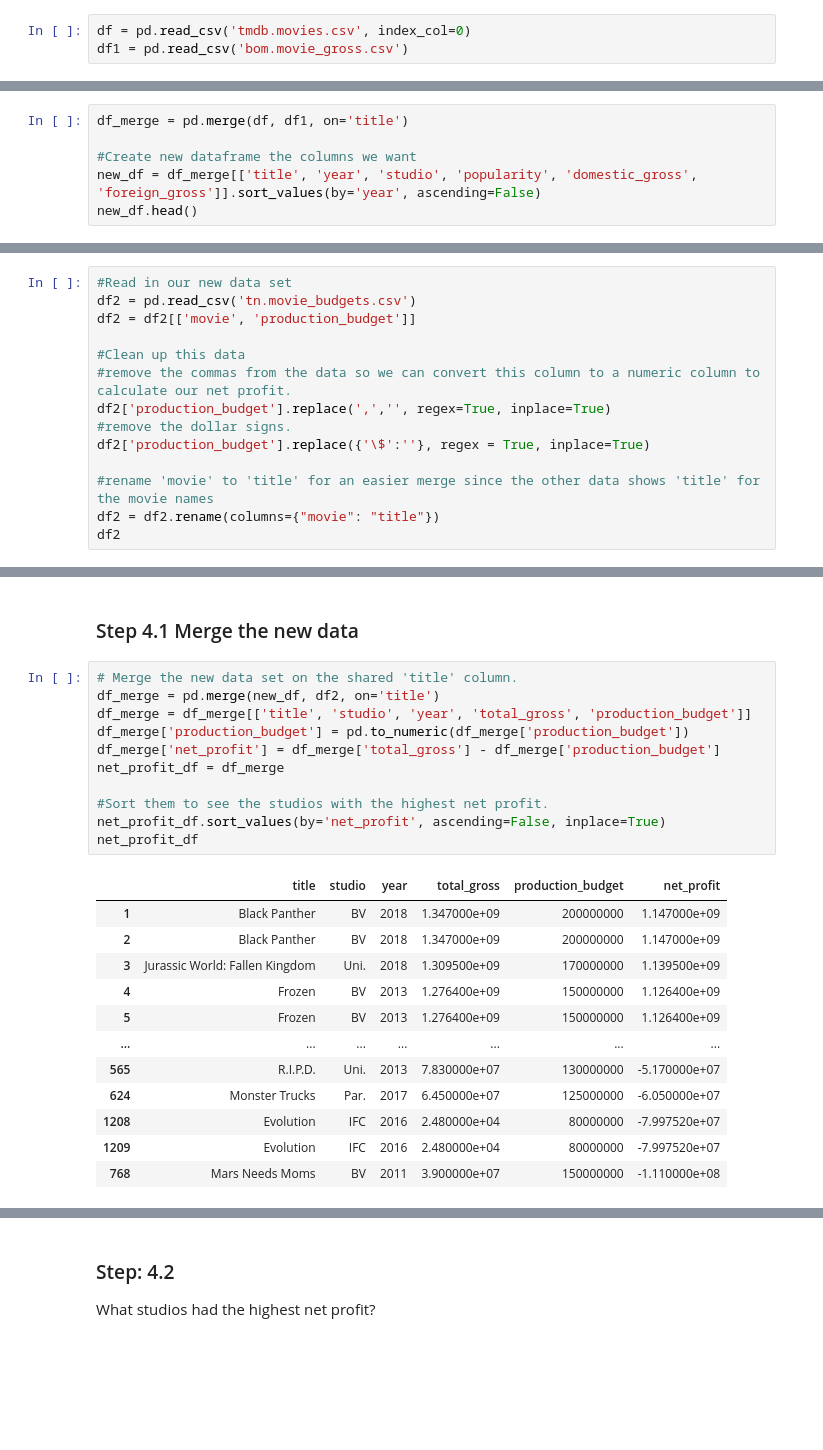
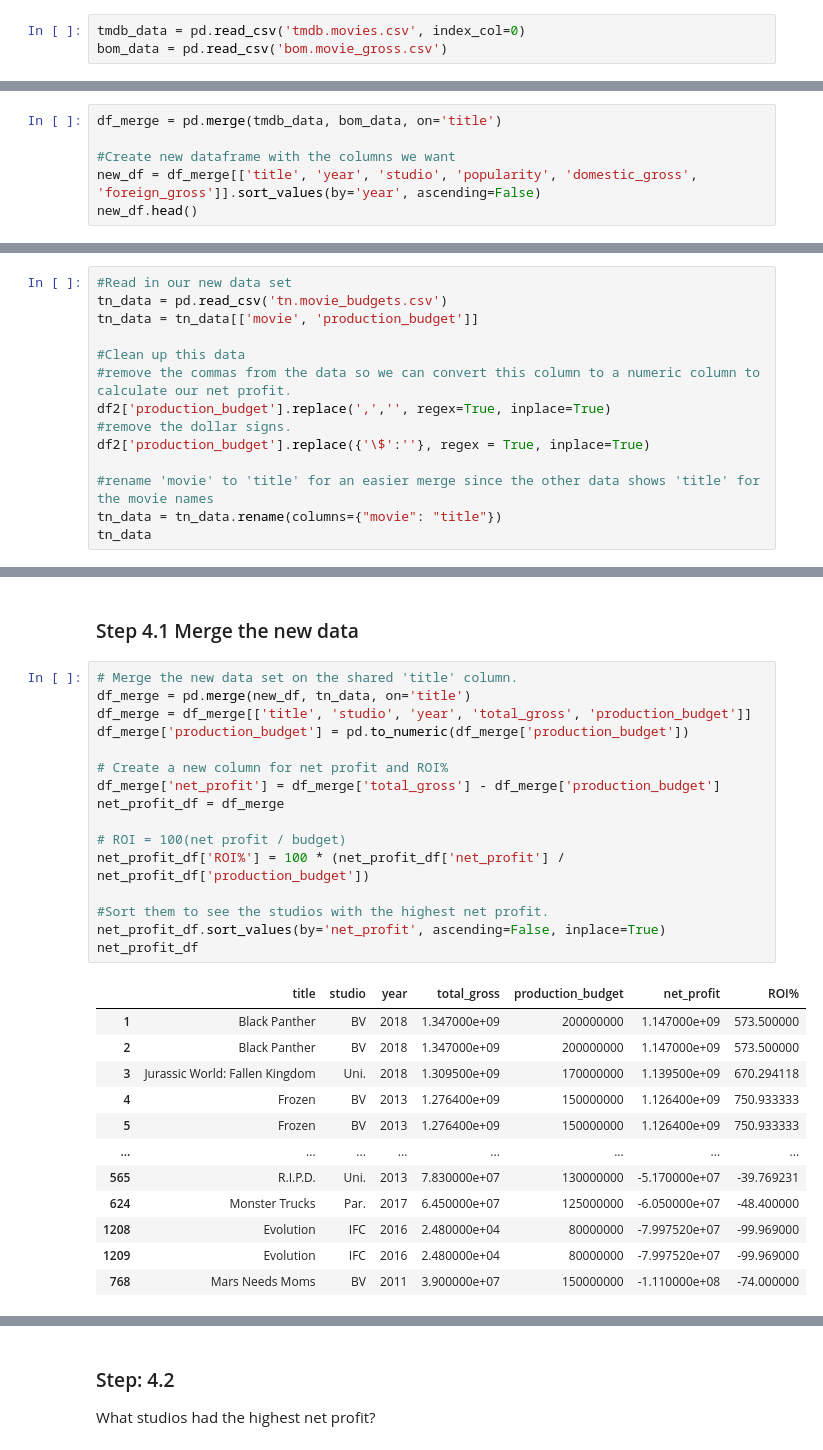
Before and after one commit to AidanStack/Movie_Data_Analysis_Project, a Jupyter notebook: Jen's Studio to Profit Analysis.ipynb, the cells around one changed output, grey strips where cells are left out. Cells and saved outputs as stored; diff of their text form; blank space fills up the shorter version.

```diff
--- a/Jen's Studio to Profit Analysis.ipynb
+++ b/Jen's Studio to Profit Analysis.ipynb
@@ -19,6 +18,6 @@ import seaborn as sns
 ### Step 1.1:
 Reading in the data
 # %%
-df = pd.read_csv('tmdb.movies.csv', index_col=0)
-df1 = pd.read_csv('bom.movie_gross.csv')
+tmdb_data = pd.read_csv('tmdb.movies.csv', index_col=0)
+bom_data = pd.read_csv('bom.movie_gross.csv')
 # %%
@@ -44,9 +43,9 @@ df1.head()
 Examining the dataframes above, we can see that they all have a column named title. Let's merge the information on the
 title column.
 # %%
-df_merge = pd.merge(df, df1, on='title')
+df_merge = pd.merge(tmdb_data, bom_data, on='title')
 
-#Create new dataframe the columns we want
+#Create new dataframe with the columns we want
 new_df = df_merge[['title', 'year', 'studio', 'popularity', 'domestic_gross', 'foreign_gross']].sort_values(by='year', ascending=False)
 new_df.head()
 # %% [output]
@@ -248,7 +249,7 @@ I'll bring in new data that contains the production budgets so I can calculate n
 # %%
 #Read in our new data set
-df2 = pd.read_csv('tn.movie_budgets.csv')
-df2 = df2[['movie', 'production_budget']]
+tn_data = pd.read_csv('tn.movie_budgets.csv')
+tn_data = tn_data[['movie', 'production_budget']]
 
 #Clean up this data
 #remove the commas from the data so we can convert this column to a numeric column to calculate our net profit.
@@ -257,8 +258,8 @@ df2['production_budget'].replace(',','', regex=True, inplace=True)
 df2['production_budget'].replace({'\$':''}, regex = True, inplace=True)
 
 #rename 'movie' to 'title' for an easier merge since the other data shows 'title' for the movie names
-df2 = df2.rename(columns={"movie": "title"})
-df2
+tn_data = tn_data.rename(columns={"movie": "title"})
+tn_data
 # %% [output]
 |  | title | production_budget |
 | 0 | Avatar | 425000000 |
@@ -277,25 +278,30 @@ df2
 ### Step 4.1 Merge the new data
 # %%
 # Merge the new data set on the shared 'title' column.
-df_merge = pd.merge(new_df, df2, on='title')
+df_merge = pd.merge(new_df, tn_data, on='title')
 df_merge = df_merge[['title', 'studio', 'year', 'total_gross', 'production_budget']]
 df_merge['production_budget'] = pd.to_numeric(df_merge['production_budget'])
+
+# Create a new column for net profit and ROI%
 df_merge['net_profit'] = df_merge['total_gross'] - df_merge['production_budget']
 net_profit_df = df_merge
+
+# ROI = 100(net profit / budget)
+net_profit_df['ROI%'] = 100 * (net_profit_df['net_profit'] / net_profit_df['production_budget'])
 
 #Sort them to see the studios with the highest net profit.
 net_profit_df.sort_values(by='net_profit', ascending=False, inplace=True)
 net_profit_df
 # %% [output]
-|  | title | studio | year | total_gross | production_budget | net_profit |
-| 1 | Black Panther | BV | 2018 | 1.347000e+09 | 200000000 | 1.147000e+09 |
-| 2 | Black Panther | BV | 2018 | 1.347000e+09 | 200000000 | 1.147000e+09 |
-| 3 | Jurassic World: Fallen Kingdom | Uni. | 2018 | 1.309500e+09 | 170000000 | 1.139500e+09 |
-| 4 | Frozen | BV | 2013 | 1.276400e+09 | 150000000 | 1.126400e+09 |
-| 5 | Frozen | BV | 2013 | 1.276400e+09 | 150000000 | 1.126400e+09 |
-| ... | ... | ... | ... | ... | ... | ... |
-| 565 | R.I.P.D. | Uni. | 2013 | 7.830000e+07 | 130000000 | -5.170000e+07 |
-| 624 | Monster Trucks | Par. | 2017 | 6.450000e+07 | 125000000 | -6.050000e+07 |
-| 1208 | Evolution | IFC | 2016 | 2.480000e+04 | 80000000 | -7.997520e+07 |
-| 1209 | Evolution | IFC | 2016 | 2.480000e+04 | 80000000 | -7.997520e+07 |
-| 768 | Mars Needs Moms | BV | 2011 | 3.900000e+07 | 150000000 | -1.110000e+08 |
+|  | title | studio | year | total_gross | production_budget | net_profit | ROI% |
+| 1 | Black Panther | BV | 2018 | 1.347000e+09 | 200000000 | 1.147000e+09 | 573.500000 |
+| 2 | Black Panther | BV | 2018 | 1.347000e+09 | 200000000 | 1.147000e+09 | 573.500000 |
+| 3 | Jurassic World: Fallen Kingdom | Uni. | 2018 | 1.309500e+09 | 170000000 | 1.139500e+09 | 670.294118 |
+| 4 | Frozen | BV | 2013 | 1.276400e+09 | 150000000 | 1.126400e+09 | 750.933333 |
+| 5 | Frozen | BV | 2013 | 1.276400e+09 | 150000000 | 1.126400e+09 | 750.933333 |
+| ... | ... | ... | ... | ... | ... | ... | ... |
+| 565 | R.I.P.D. | Uni. | 2013 | 7.830000e+07 | 130000000 | -5.170000e+07 | -39.769231 |
+| 624 | Monster Trucks | Par. | 2017 | 6.450000e+07 | 125000000 | -6.050000e+07 | -48.400000 |
+| 1208 | Evolution | IFC | 2016 | 2.480000e+04 | 80000000 | -7.997520e+07 | -99.969000 |
+| 1209 | Evolution | IFC | 2016 | 2.480000e+04 | 80000000 | -7.997520e+07 | -99.969000 |
+| 768 | Mars Needs Moms | BV | 2011 | 3.900000e+07 | 150000000 | -1.110000e+08 | -74.000000 |
```
Also changed, not shown: parts of 24 cells of this notebook.
